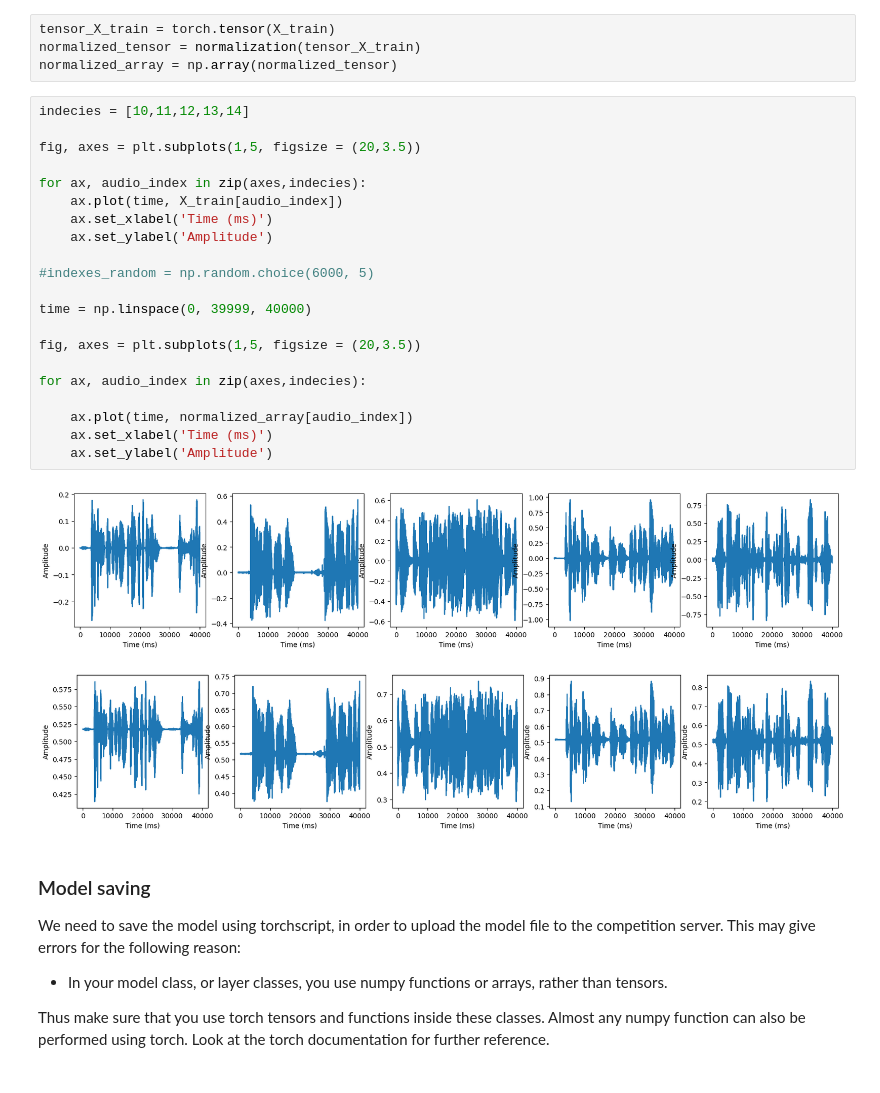
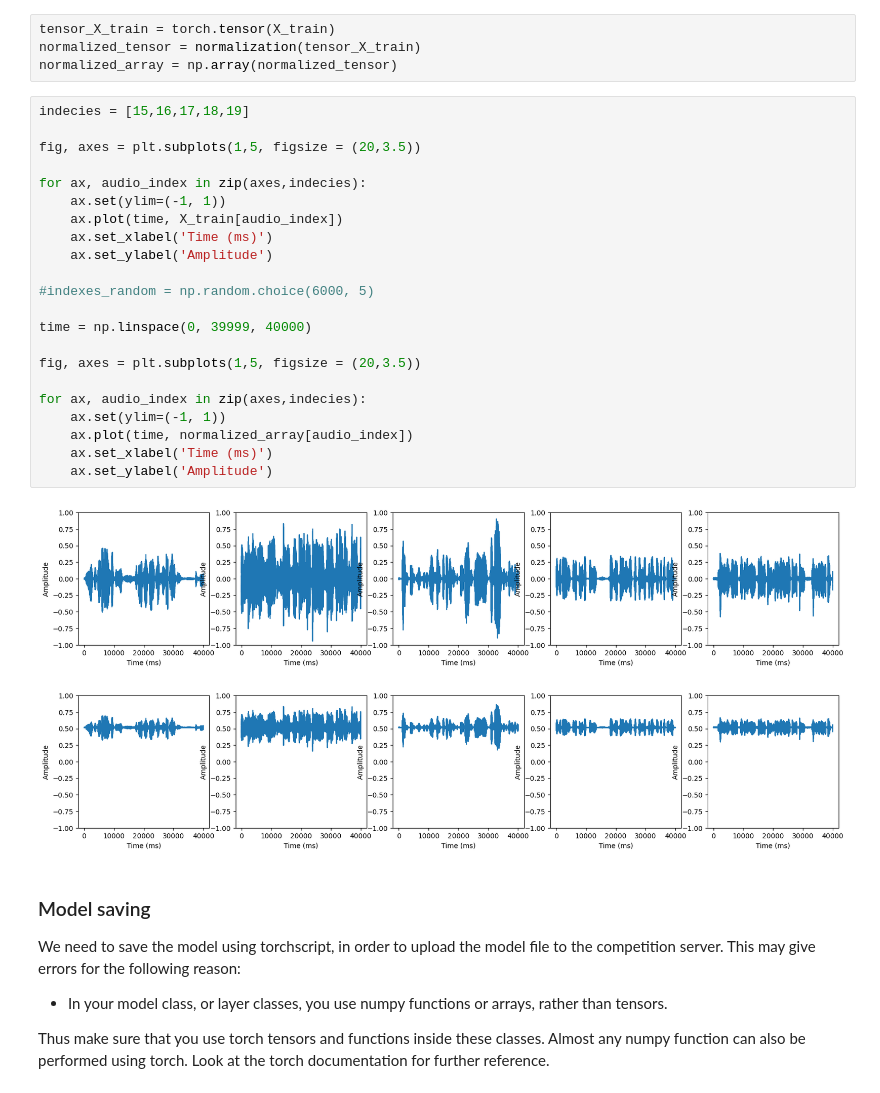
Before and after one commit to Floppy-vK/Language-ID, a Jupyter notebook: skeleton.ipynb, the cells around one changed output. Drawn from its saved outputs; the diff is of its cells as text.

Commit message:
added proper graph comparison

```diff
--- a/skeleton.ipynb
+++ b/skeleton.ipynb
@@ -123,29 +123,30 @@ tensor_X_train = torch.tensor(X_train)
 normalized_tensor = normalization(tensor_X_train)
 normalized_array = np.array(normalized_tensor)
 # %%
-indecies = [10,11,12,13,14]
+indecies = [15,16,17,18,19]
 
 fig, axes = plt.subplots(1,5, figsize = (20,3.5))
 
 for ax, audio_index in zip(axes,indecies):
+    ax.set(ylim=(-1, 1))
     ax.plot(time, X_train[audio_index])
     ax.set_xlabel('Time (ms)')
     ax.set_ylabel('Amplitude')
 
 #indexes_random = np.random.choice(6000, 5)
 
 time = np.linspace(0, 39999, 40000)
 
 fig, axes = plt.subplots(1,5, figsize = (20,3.5))
 
 for ax, audio_index in zip(axes,indecies):
-
+    ax.set(ylim=(-1, 1))
     ax.plot(time, normalized_array[audio_index])
     ax.set_xlabel('Time (ms)')
     ax.set_ylabel('Amplitude')
 # %% [output]
-[figure, old version]
+[figure, new version]
-[figure, old version]
+[figure, new version]
 # %% [markdown]
 ### Model saving
 
```
